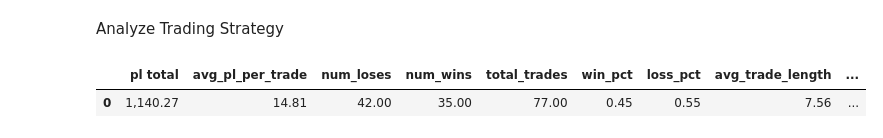
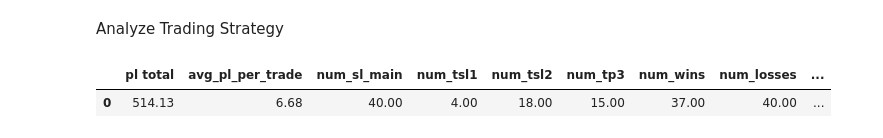
Before and after one commit to alexbabits/crypto-backtester, a Jupyter notebook: Strategy.ipynb, the cells around one changed output. Cells and saved outputs as stored; diff of their text form; code cells hidden in the pictures.

Commit message:
all but candlestick graph plotting tps sls r done

```diff
--- a/Strategy.ipynb
+++ b/Strategy.ipynb
@@ -299,19 +213,0 @@ trades_df.head(100)
-# %%
-# Add columns
-trades_df['pos_size'] = 10000
-trades_df['fee'] = 0.001 * trades_df['pos_size']
-trades_df['trade_length_minutes'] = (trades_df['exit_time'] - trades_df['entry_time']).dt.total_seconds() / 60
-trades_df['trade_length_candles'] = trades_df['trade_length_minutes'] / time_interval_in_minutes
-trades_df[['trade_length_candles', 'trade_length_minutes']] = trades_df[['trade_length_candles', 'trade_length_minutes']].astype(int)
-trades_df['reward'] = ((trades_df['tp'] - trades_df['entry_price']) / trades_df['entry_price'])
-trades_df['risk'] = ((trades_df['sl'] - trades_df['entry_price']) / trades_df['entry_price'])
-trades_df['rr_ratio'] = abs(trades_df['reward'] / trades_df['risk'])
-trades_df['pl_b4_fee'] = (trades_df['exit_price'] - trades_df['entry_price']) * (trades_df['pos_size'] / trades_df['entry_price'])
-trades_df['net_pl_with_fee'] = trades_df['pl_b4_fee'] - trades_df['fee']
-
-# Sort columns
-sorted_columns = ['entry_time', 'exit_time', 'trade_length_minutes', 'trade_length_candles',
-                 'entry_price', 'exit_price', 'sl', 'tp', 'result', 'net_pl_with_fee',
-                 'fee', 'pl_b4_fee', 'pos_size', 'reward', 'risk', 'rr_ratio']
-trades_df = trades_df[sorted_columns]
-trades_df.head(10)
@@ -330,28 +258,39 @@ trades_df.head(10)
 # %% [markdown]
 Analyze Trading Strategy
 # %%
+num_sl_main = trades_df['result'].value_counts().get('sl_main_hit', 0)
+num_tsl1 = trades_df['result'].value_counts().get('tp1_hit_then_tsl1', 0)
+num_tsl2 = trades_df['result'].value_counts().get('tp2_hit_then_tsl2', 0)
+num_tp3 = trades_df['result'].value_counts().get('tp3_hit', 0)
+num_wins = num_tsl1 + num_tsl2 + num_tp3
+num_losses = num_sl_main
+total_trades = trades_df['result'].count()
+
 trade_stats_df = pd.DataFrame({
     'pl total': [trades_df['net_pl_with_fee'].sum()],
     'avg_pl_per_trade': [trades_df['net_pl_with_fee'].mean()],
-    'num_loses': [trades_df['result'].value_counts().get('Stop Loss', 0)],
-    'num_wins': [trades_df['result'].value_counts().get('Take Profit', 0)],
-    'total_trades': [trades_df['result'].count()],
-    'win_pct': [trades_df['result'].value_counts().get('Take Profit', 0) / trades_df['result'].count()],
-    'loss_pct': [trades_df['result'].value_counts().get('Stop Loss', 0) / trades_df['result'].count()],
+    'num_sl_main': [num_sl_main],
+    'num_tsl1': [num_tsl1],
+    'num_tsl2': [num_tsl2],
+    'num_tp3': [num_tp3],
+    'num_wins': [num_wins],
+    'num_losses': [num_losses],
+    'total_trades': [total_trades],
+    'win_pct': [num_wins / total_trades if total_trades > 0 else 0],
+    'loss_pct': [num_losses / total_trades if total_trades > 0 else 0],
     'avg_trade_length': [trades_df['trade_length_candles'].mean()],
     'max_trade_length': [trades_df['trade_length_candles'].max()],
-    'min_trade_length': [trades_df['trade_length_candles'].min()],
-    'avg_rr_ratio': [trades_df['rr_ratio'].mean()],
-    'min_rr_ratio': [trades_df['rr_ratio'].min()],
-    'max_rr_ratio': [trades_df['rr_ratio'].max()],
-}).style.format('{:,.2f}').set_properties(**{'text-align': 'center'})
+    'min_trade_length': [trades_df['trade_length_candles'].min()]
+})
+
+trade_stats_df = trade_stats_df.style.format('{:,.2f}').set_properties(**{'text-align': 'center'})
 
 trade_stats_df
 
 # Min length trade of 0 is working as intended --> exits that happened within the entry candle, since entries are on the candles open.
 # %% [output]
-|  | pl total | avg_pl_per_trade | num_loses | num_wins | total_trades | win_pct | loss_pct | avg_trade_length | ... |
-| 0 | 1,140.27 | 14.81 | 42.00 | 35.00 | 77.00 | 0.45 | 0.55 | 7.56 | ... |
+|  | pl total | avg_pl_per_trade | num_sl_main | num_tsl1 | num_tsl2 | num_tp3 | num_wins | num_losses | ... |
+| 0 | 514.13 | 6.68 | 40.00 | 4.00 | 18.00 | 15.00 | 37.00 | 40.00 | ... |
 # %%
 ########### returns_from_entry ###########
 #--> 'e' stands for entry.
```
Also changed, not shown: parts of 7 cells of this notebook, 1 other file.
